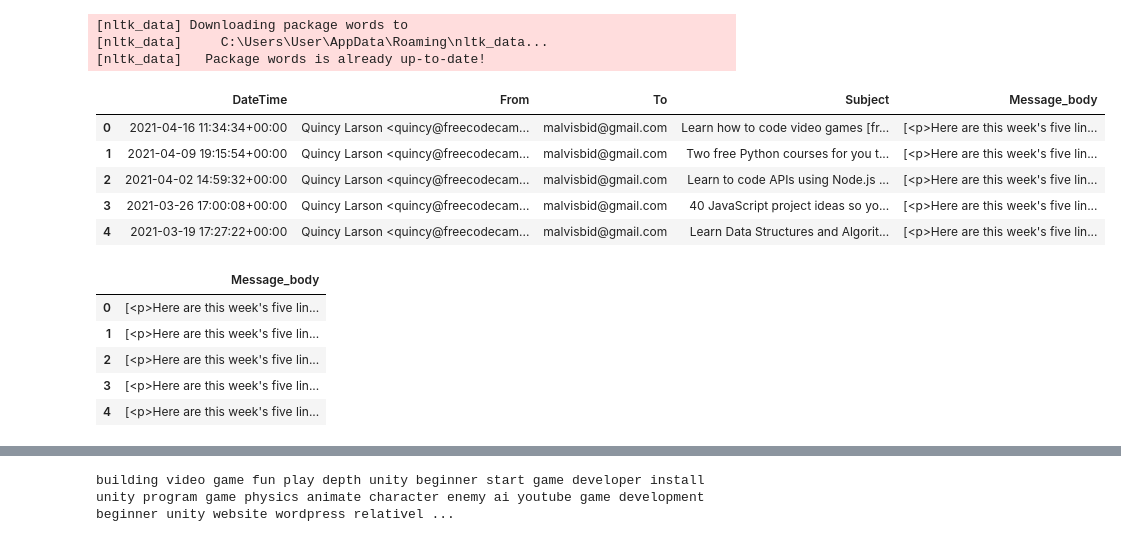
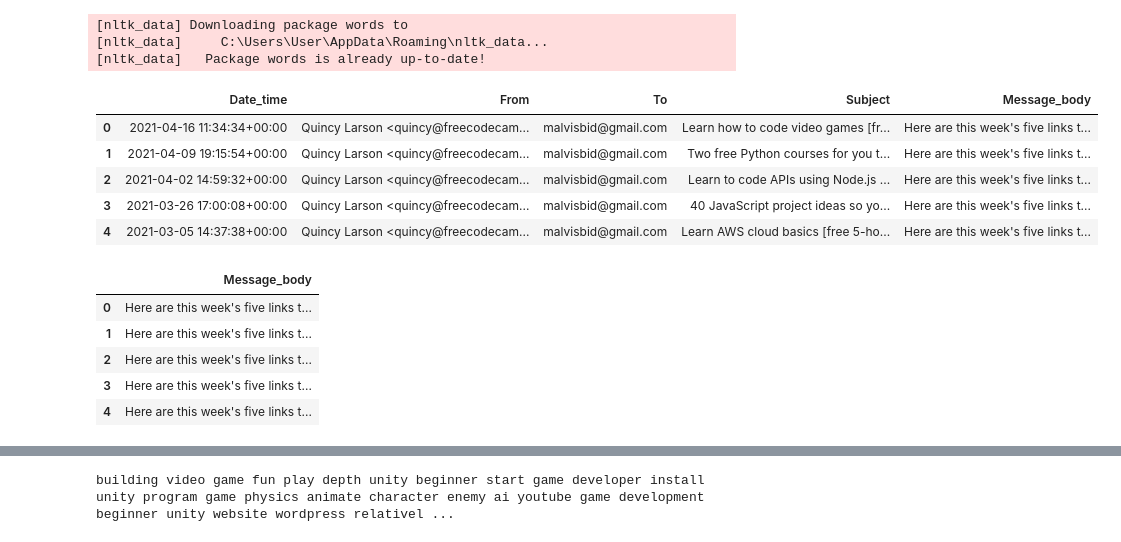
Before and after one commit to hcymb2/intelligent-email-app, a Jupyter notebook: ml-model/model-notebooks/LDA_model_V3.ipynb, the cells around one changed output, grey strips where cells are left out. Drawn from its saved outputs; the diff is of its cells as text; code cells hidden in the pictures.

```diff
--- a/ml-model/LDA_model_V3.ipynb
+++ b/ml-model/model-notebooks/LDA_model_V3.ipynb
@@ -28,24 +28,24 @@ words = set(nltk.corpus.words.words())
 [nltk_data]     C:\Users\User\AppData\Roaming\nltk_data...
 [nltk_data]   Package words is already up-to-date!
 # %%
-email_dataset = pd.read_csv("../csv-dataset/custom_email_dataset.csv")
+email_dataset = pd.read_csv("../../csv-dataset/custom_email_dataset.csv")
 email_dataset.head()
 # %% [output]
-|  | DateTime | From | To | Subject | Message_body |
-| 0 | 2021-04-16 11:34:34+00:00 | Quincy Larson <quincy@freecodecam... | malvisbid@gmail.com | Learn how to code video games [fr... | [<p>Here are this week's five lin... |
-| 1 | 2021-04-09 19:15:54+00:00 | Quincy Larson <quincy@freecodecam... | malvisbid@gmail.com | Two free Python courses for you t... | [<p>Here are this week's five lin... |
-| 2 | 2021-04-02 14:59:32+00:00 | Quincy Larson <quincy@freecodecam... | malvisbid@gmail.com | Learn to code APIs using Node.js ... | [<p>Here are this week's five lin... |
-| 3 | 2021-03-26 17:00:08+00:00 | Quincy Larson <quincy@freecodecam... | malvisbid@gmail.com | 40 JavaScript project ideas so yo... | [<p>Here are this week's five lin... |
-| 4 | 2021-03-19 17:27:22+00:00 | Quincy Larson <quincy@freecodecam... | malvisbid@gmail.com | Learn Data Structures and Algorit... | [<p>Here are this week's five lin... |
+|  | Date_time | From | To | Subject | Message_body |
+| 0 | 2021-04-16 11:34:34+00:00 | Quincy Larson <quincy@freecodecam... | malvisbid@gmail.com | Learn how to code video games [fr... | Here are this week's five links t... |
+| 1 | 2021-04-09 19:15:54+00:00 | Quincy Larson <quincy@freecodecam... | malvisbid@gmail.com | Two free Python courses for you t... | Here are this week's five links t... |
+| 2 | 2021-04-02 14:59:32+00:00 | Quincy Larson <quincy@freecodecam... | malvisbid@gmail.com | Learn to code APIs using Node.js ... | Here are this week's five links t... |
+| 3 | 2021-03-26 17:00:08+00:00 | Quincy Larson <quincy@freecodecam... | malvisbid@gmail.com | 40 JavaScript project ideas so yo... | Here are this week's five links t... |
+| 4 | 2021-03-05 14:37:38+00:00 | Quincy Larson <quincy@freecodecam... | malvisbid@gmail.com | Learn AWS cloud basics [free 5-ho... | Here are this week's five links t... |
 # %%
-email_bodies=email_dataset.drop(['DateTime','From','To','Subject'], axis = 1)
+email_bodies=email_dataset.drop(['Date_time','From','To','Subject'], axis = 1)
 email_bodies.head()
 # %% [output]
 |  | Message_body |
-| 0 | [<p>Here are this week's five lin... |
-| 1 | [<p>Here are this week's five lin... |
-| 2 | [<p>Here are this week's five lin... |
-| 3 | [<p>Here are this week's five lin... |
-| 4 | [<p>Here are this week's five lin... |
+| 0 | Here are this week's five links t... |
+| 1 | Here are this week's five links t... |
+| 2 | Here are this week's five links t... |
+| 3 | Here are this week's five links t... |
+| 4 | Here are this week's five links t... |
 # %%
 # Convert to list
```
Also changed, not shown: parts of 15 cells of this notebook, 3 other files.
